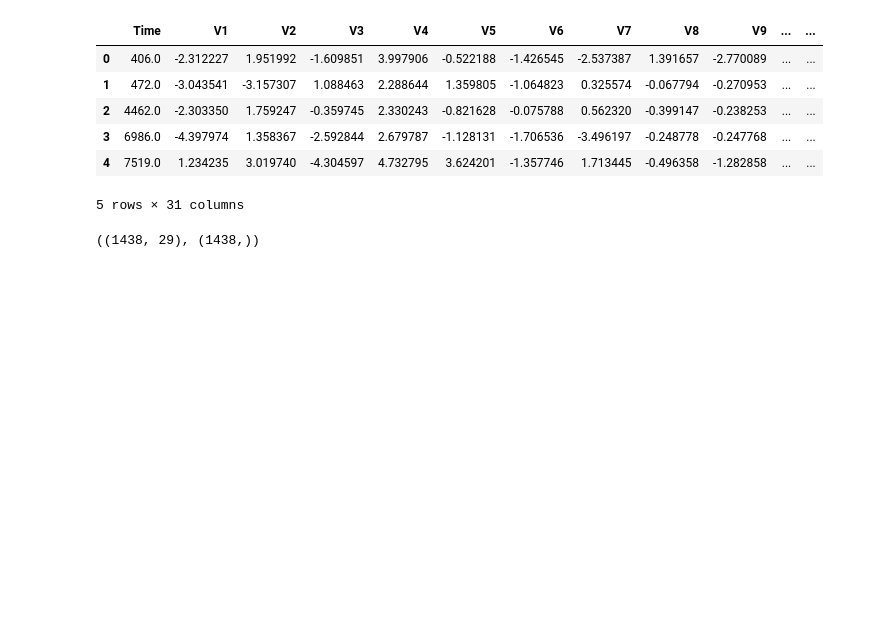
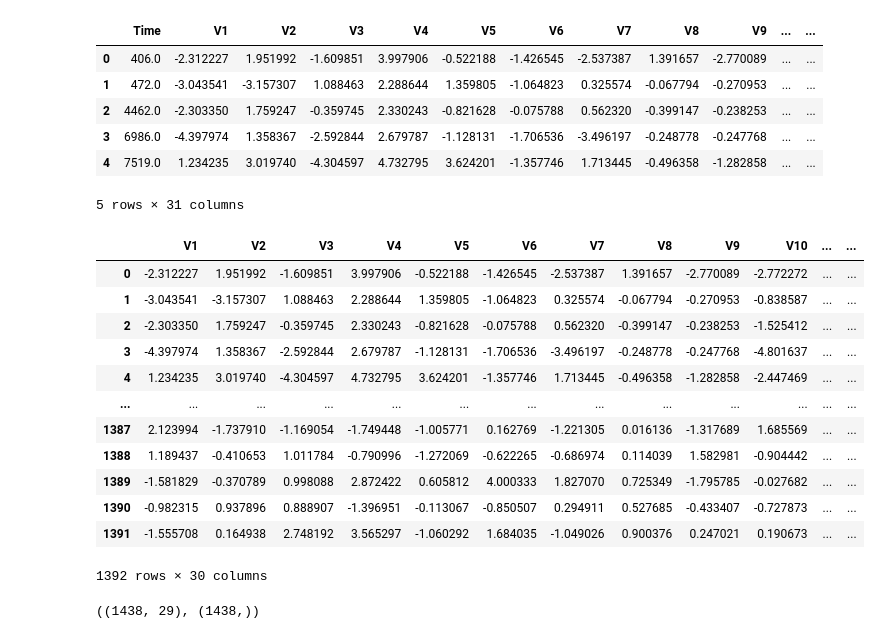
Before and after one commit to RawatRahul14/Credit-Card-Fraud-Detection, a Jupyter notebook: research.ipynb, the cells around one changed output. Saved outputs shown, nothing was run; the diff lists cells and outputs as text; code cells hidden in the pictures; blank space fills up the shorter version.

```diff
--- a/research.ipynb
+++ b/research.ipynb
@@ -61,3 +66,19 @@ data_new.drop("Time", axis = 1, inplace = True)
+# %%
+data_new
+# %% [output]
+|  | V1 | V2 | V3 | V4 | V5 | V6 | V7 | V8 | V9 | V10 | ... | ... |
+| 0 | -2.312227 | 1.951992 | -1.609851 | 3.997906 | -0.522188 | -1.426545 | -2.537387 | 1.391657 | -2.770089 | -2.772272 | ... | ... |
+| 1 | -3.043541 | -3.157307 | 1.088463 | 2.288644 | 1.359805 | -1.064823 | 0.325574 | -0.067794 | -0.270953 | -0.838587 | ... | ... |
+| 2 | -2.303350 | 1.759247 | -0.359745 | 2.330243 | -0.821628 | -0.075788 | 0.562320 | -0.399147 | -0.238253 | -1.525412 | ... | ... |
+| 3 | -4.397974 | 1.358367 | -2.592844 | 2.679787 | -1.128131 | -1.706536 | -3.496197 | -0.248778 | -0.247768 | -4.801637 | ... | ... |
+| 4 | 1.234235 | 3.019740 | -4.304597 | 4.732795 | 3.624201 | -1.357746 | 1.713445 | -0.496358 | -1.282858 | -2.447469 | ... | ... |
+| ... | ... | ... | ... | ... | ... | ... | ... | ... | ... | ... | ... | ... |
+| 1387 | 2.123994 | -1.737910 | -1.169054 | -1.749448 | -1.005771 | 0.162769 | -1.221305 | 0.016136 | -1.317689 | 1.685569 | ... | ... |
+| 1388 | 1.189437 | -0.410653 | 1.011784 | -0.790996 | -1.272069 | -0.622265 | -0.686974 | 0.114039 | 1.582981 | -0.904442 | ... | ... |
+| 1389 | -1.581829 | -0.370789 | 0.998088 | 2.872422 | 0.605812 | 4.000333 | 1.827070 | 0.725349 | -1.795785 | -0.027682 | ... | ... |
+| 1390 | -0.982315 | 0.937896 | 0.888907 | -1.396951 | -0.113067 | -0.850507 | 0.294911 | 0.527685 | -0.433407 | -0.727873 | ... | ... |
+| 1391 | -1.555708 | 0.164938 | 2.748192 | 3.565297 | -1.060292 | 1.684035 | -1.049026 | 0.900376 | 0.247021 | 0.190673 | ... | ... |
+1392 rows × 30 columns
 # %%
 X = data_new.drop("Class", axis = 1)
 y = data_new["Class"]
```
Also changed, not shown: parts of 4 cells of this notebook, 5 other files.
